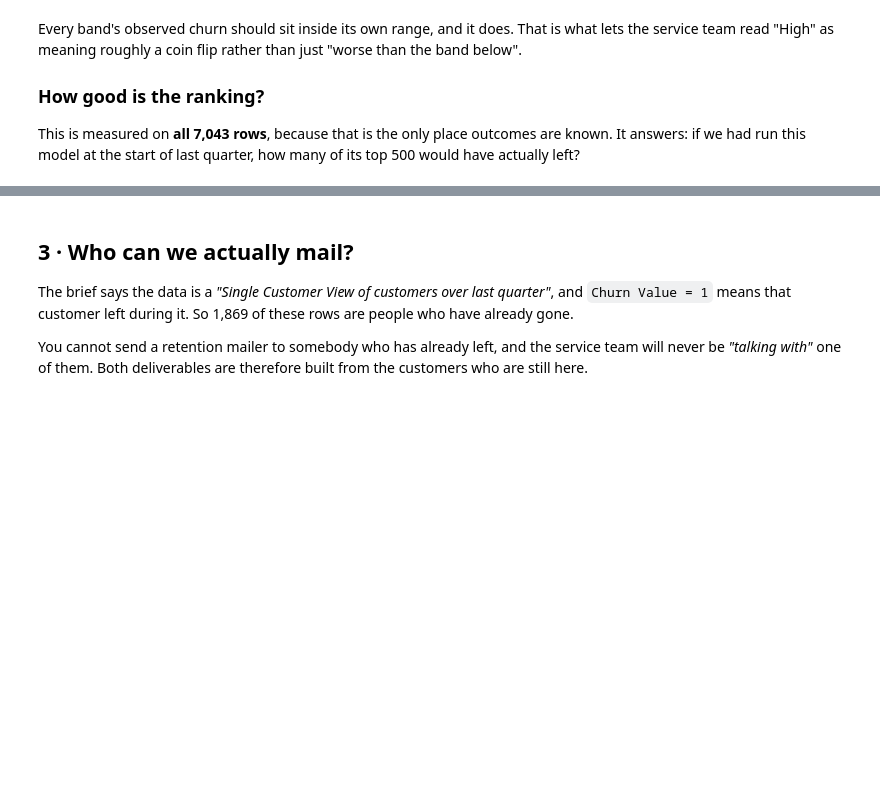
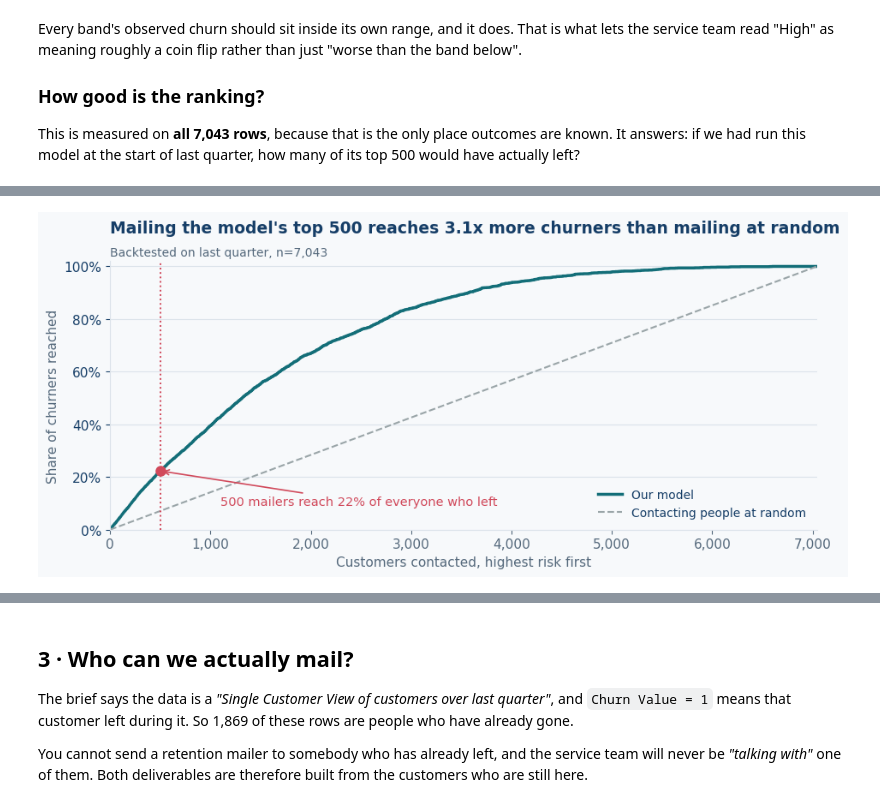
Before and after one commit to oum4r/df-swan-teleco-consulting, a Jupyter notebook: C - Business.ipynb, the cells around one changed output, grey strips where cells are left out. Drawn from its saved outputs; the diff is of its cells as text; code cells hidden in the pictures; blank space fills up the shorter version.

Commit message:
Updated C to validate numbers on lists

```diff
--- a/C - Business.ipynb
+++ b/C - Business.ipynb
@@ -158,0 +141,15 @@ ship below, because that list is drawn from customers whose outcome is not yet k
+# %%
+# Rank all 7,043 as they stood at the start of last quarter, take the top k,
+# and count how many of those people actually left.
+order = np.argsort(-scored["churn_probability"].values)
+outcomes = scored["Churn Value"].values[order]
+total_churn = int(scored["Churn Value"].sum())
+
+rows = []
+for k in [100, 250, 500, 1000, 1500]:
+    caught = int(outcomes[:k].sum())
+    rows.append({"list size": k, "churners found": caught, "precision": caught / k,
+                 "lift vs random": caught / k / BASE, "share of all churn": caught / total_churn})
+backtest = pd.DataFrame(rows)
+backtest.style.format({"list size": "{:,}", "churners found": "{:,}", "precision": "{:.1%}",
+                       "lift vs random": "{:.1f}x", "share of all churn": "{:.1%}"})
@@ -158,0 +163,30 @@ ship below, because that list is drawn from customers whose outcome is not yet k
+# %%
+ks = np.arange(1, len(outcomes) + 1)
+captured = np.cumsum(outcomes) / total_churn
+
+fig, ax = plt.subplots(figsize=(9.5, 4.4))
+ax.plot(ks, captured, color=teal, lw=2.5, label="Our model")
+ax.plot([0, len(ks)], [0, 1], color=grey, ls="--", lw=1.5, label="Contacting people at random")
+ax.axvline(500, color=coral, lw=1.4, ls=":")
+ax.plot([500], [captured[499]], "o", color=coral, ms=8, zorder=5)
+ax.annotate(f"500 mailers reach {captured[499]:.0%} of everyone who left",
+            xy=(500, captured[499]), xytext=(1100, captured[499] - 0.13),
+            fontsize=10.5, color=coral,
+            arrowprops=dict(arrowstyle="->", color=coral, lw=1.2))
+
+ax.set_xlim(0, len(ks)); ax.set_ylim(0, 1.02)
+ax.yaxis.set_major_formatter(lambda v, pos: f"{v:.0%}")
+ax.xaxis.set_major_formatter(lambda v, pos: f"{int(v):,}")
+ax.set_xlabel("Customers contacted, highest risk first")
+ax.set_ylabel("Share of churners reached")
+ax.legend(frameon=False, loc="lower right", fontsize=10)
+ax.grid(axis="x", visible=False)
+mult = captured[499] / (500 / len(ks))          # model vs random, at 500 mailers
+ax.set_title(f"Mailing the model's top 500 reaches {mult:.1f}x more churners than mailing at random",
+             loc="left", fontsize=13.5, fontweight="bold", pad=24)
+ax.text(0, 1.02, "Backtested on last quarter, n=7,043", transform=ax.transAxes,
+        fontsize=10, color=slate)
+fig.tight_layout()
+fig.savefig("out/backtest_gains.png")
+# %% [output]
+[figure, added]
```
Also changed, not shown: parts of 8 cells of this notebook.
